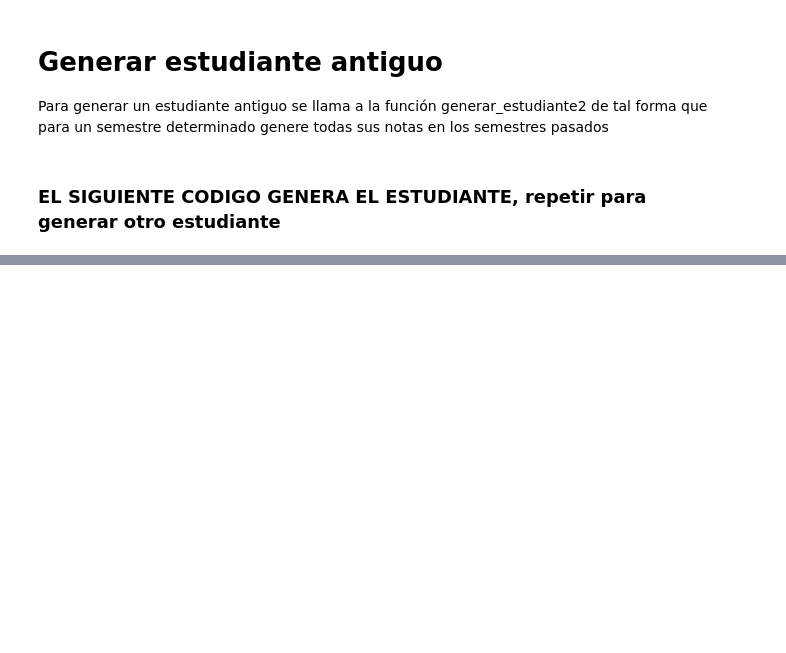
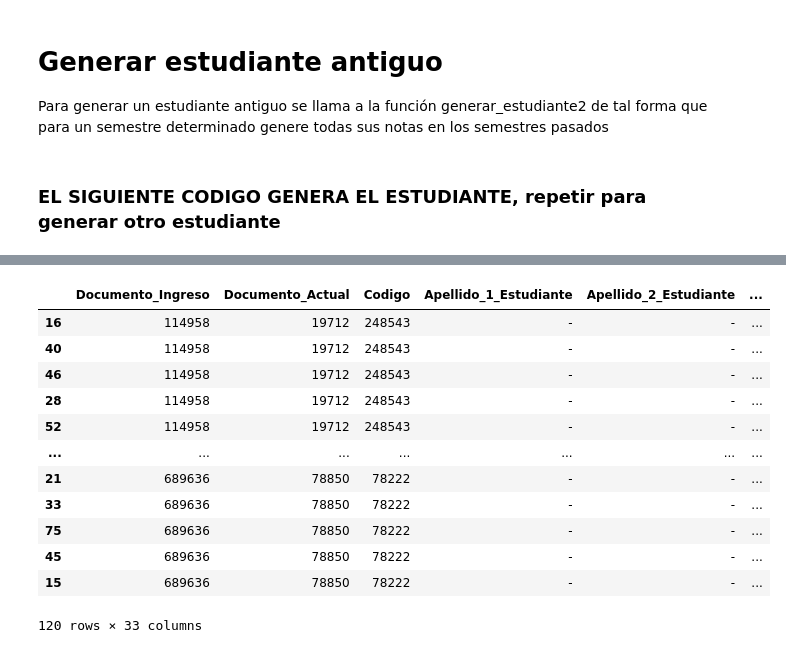
Before and after one commit to juanis2112/capstone2020, a Jupyter notebook: datos_prueba/Datos_Aleatorios.ipynb, the cells around one changed output, grey strips where cells are left out. Drawn from its saved outputs; the diff is of its cells as text; code cells hidden in the pictures; blank space fills up the shorter version.

```diff
--- a/datos_prueba/Datos_Aleatorios.ipynb
+++ b/datos_prueba/Datos_Aleatorios.ipynb
@@ -439,0 +506,20 @@ df.to_csv('Datos_prueba.csv',index = False,encoding='utf-8')
+# %%
+df_completo =df.merge(df_prof,left_on='Nombre_Asignatura',right_on='Nombre_Asignatura')
+# %%
+df_completo = df_completo.sort_values(by='Documento_Ingreso')
+df_completo.to_csv('Datos_completos.csv',index = False,encoding='utf-8')
+df_completo
+# %% [output]
+|  | Documento_Ingreso | Documento_Actual | Codigo | Apellido_1_Estudiante | Apellido_2_Estudiante | ... |
+| 16 | 114958 | 19712 | 248543 | - | - | ... |
+| 40 | 114958 | 19712 | 248543 | - | - | ... |
+| 46 | 114958 | 19712 | 248543 | - | - | ... |
+| 28 | 114958 | 19712 | 248543 | - | - | ... |
+| 52 | 114958 | 19712 | 248543 | - | - | ... |
+| ... | ... | ... | ... | ... | ... | ... |
+| 21 | 689636 | 78850 | 78222 | - | - | ... |
+| 33 | 689636 | 78850 | 78222 | - | - | ... |
+| 75 | 689636 | 78850 | 78222 | - | - | ... |
+| 45 | 689636 | 78850 | 78222 | - | - | ... |
+| 15 | 689636 | 78850 | 78222 | - | - | ... |
+120 rows × 33 columns
```
Also changed, not shown: parts of 13 cells of this notebook.
